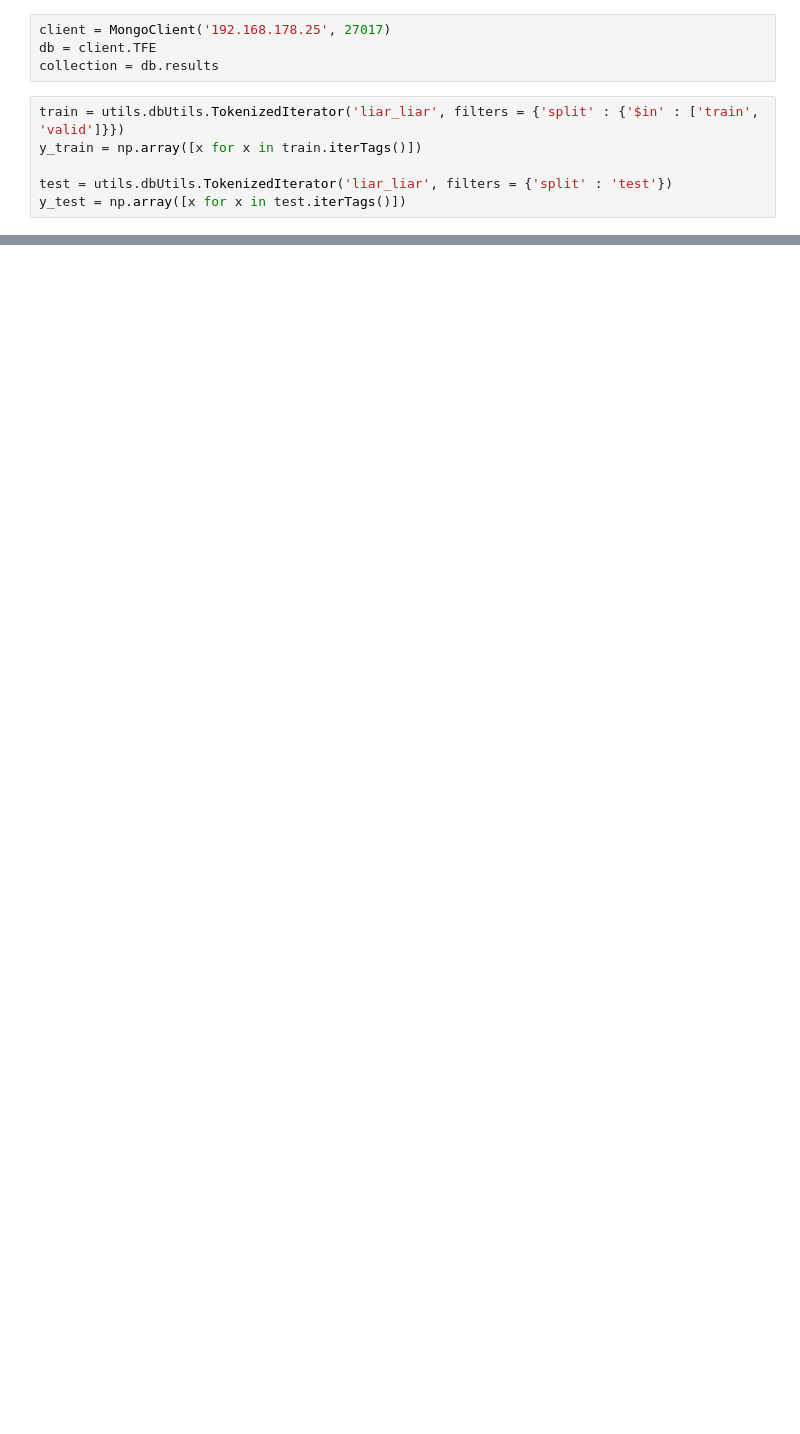
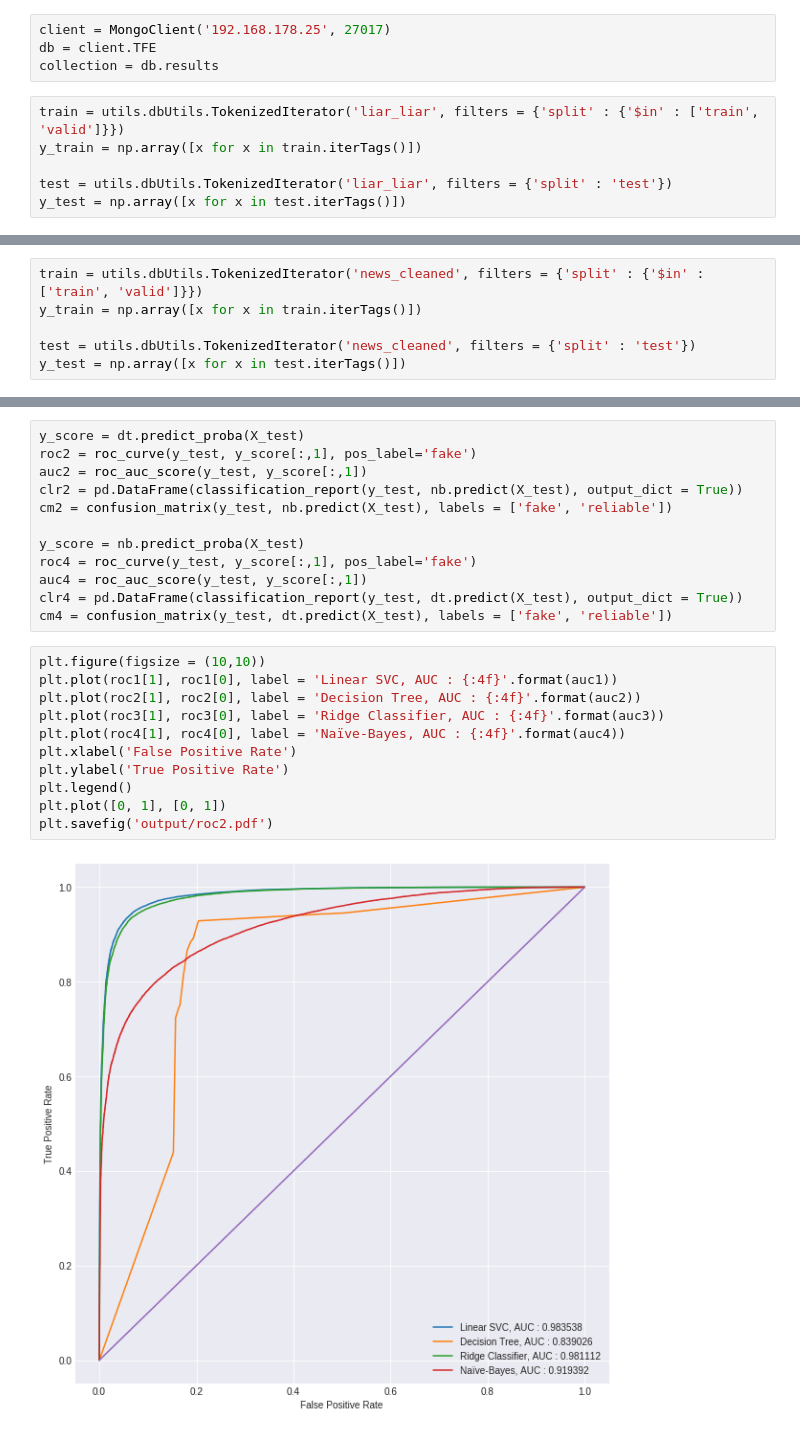
Before and after one commit to SimonKenoby/Master-Thesis-Fake-News-Dectection, a Jupyter notebook: Code/Analysis/models/all.ipynb, the cells around one changed output, grey strips where cells are left out. Cells and saved outputs as stored; diff of their text form; blank space fills up the shorter version.

```diff
--- a/Code/Analysis/models/all.ipynb
+++ b/Code/Analysis/models/all.ipynb
@@ -82,0 +134,6 @@ plt.savefig('output/roc1.pdf')
+# %%
+train = utils.dbUtils.TokenizedIterator('news_cleaned', filters = {'split' : {'$in' : ['train', 'valid']}})
+y_train = np.array([x for x in train.iterTags()])
+
+test = utils.dbUtils.TokenizedIterator('news_cleaned', filters = {'split' : 'test'})
+y_test = np.array([x for x in test.iterTags()])
@@ -82,0 +168,25 @@ plt.savefig('output/roc1.pdf')
+# %%
+y_score = dt.predict_proba(X_test)
+roc2 = roc_curve(y_test, y_score[:,1], pos_label='fake')
+auc2 = roc_auc_score(y_test, y_score[:,1])
+clr2 = pd.DataFrame(classification_report(y_test, nb.predict(X_test), output_dict = True))
+cm2 = confusion_matrix(y_test, nb.predict(X_test), labels = ['fake', 'reliable'])
+
+y_score = nb.predict_proba(X_test)
+roc4 = roc_curve(y_test, y_score[:,1], pos_label='fake')
+auc4 = roc_auc_score(y_test, y_score[:,1])
+clr4 = pd.DataFrame(classification_report(y_test, dt.predict(X_test), output_dict = True))
+cm4 = confusion_matrix(y_test, dt.predict(X_test), labels = ['fake', 'reliable'])
+# %%
+plt.figure(figsize = (10,10))
+plt.plot(roc1[1], roc1[0], label = 'Linear SVC, AUC : {:4f}'.format(auc1))
+plt.plot(roc2[1], roc2[0], label = 'Decision Tree, AUC : {:4f}'.format(auc2))
+plt.plot(roc3[1], roc3[0], label = 'Ridge Classifier, AUC : {:4f}'.format(auc3))
+plt.plot(roc4[1], roc4[0], label = 'Naïve-Bayes, AUC : {:4f}'.format(auc4))
+plt.xlabel('False Positive Rate')
+plt.ylabel('True Positive Rate')
+plt.legend()
+plt.plot([0, 1], [0, 1])
+plt.savefig('output/roc2.pdf')
+# %% [output]
+[figure, added]
```
Also changed, not shown: parts of 9 cells of this notebook, 28 other files.
